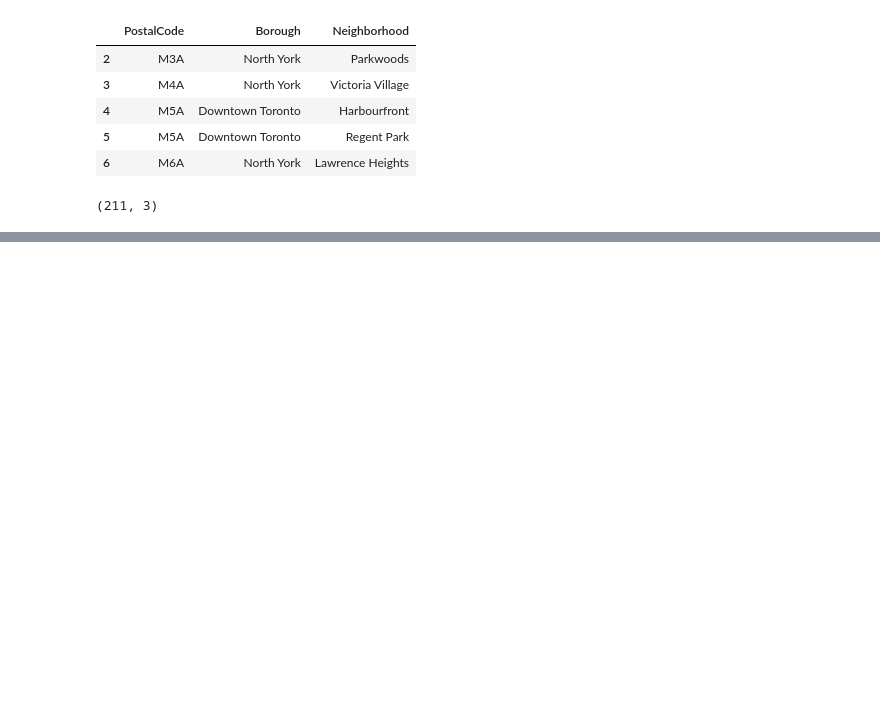
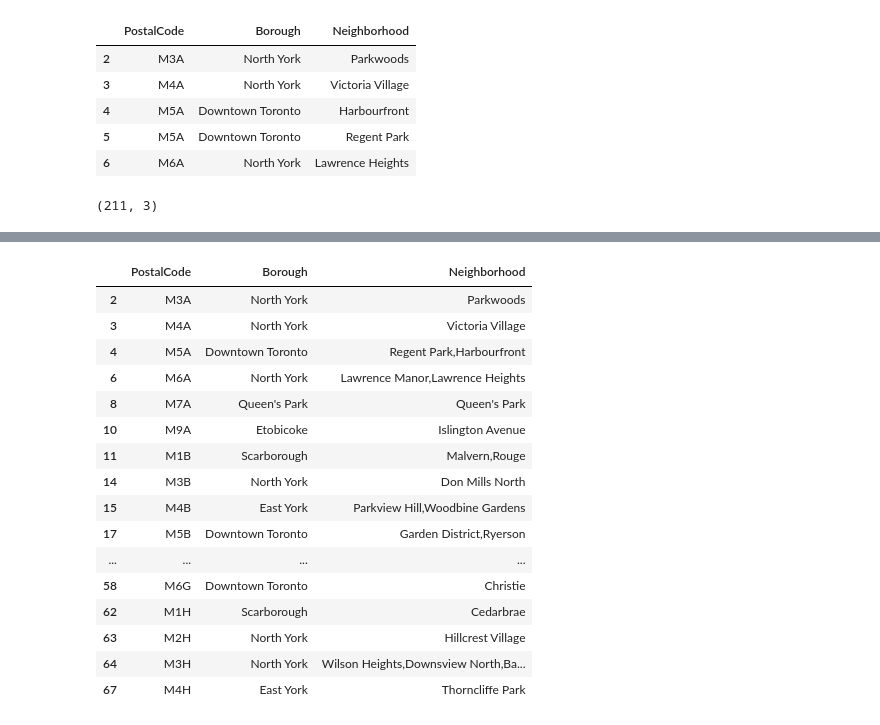
Before and after one commit to IreneCh25/Capstone-Project-Repository, a Jupyter notebook: W3Assignment.ipynb, the cells around one changed output, grey strips where cells are left out. Drawn from its saved outputs; the diff is of its cells as text; code cells hidden in the pictures; blank space fills up the shorter version.

```diff
--- a/W3Assignment.ipynb
+++ b/W3Assignment.ipynb
@@ -172,0 +150,26 @@ df.head(30)
+# %%
+for index, row in df.iterrows():
+    my_str = ''
+    for index2, row2 in CACodeDf.iterrows():
+        if row2['PostalCode'] == row['PostalCode'] and row2['Borough'] == row['Borough']:
+            my_str = row2['Neighborhood']+","+my_str
+    row['Neighborhood'] = my_str[:-1]
+df.head(30)
+# %% [output]
+|  | PostalCode | Borough | Neighborhood |
+| 2 | M3A | North York | Parkwoods |
+| 3 | M4A | North York | Victoria Village |
+| 4 | M5A | Downtown Toronto | Regent Park,Harbourfront |
+| 6 | M6A | North York | Lawrence Manor,Lawrence Heights |
+| 8 | M7A | Queen's Park | Queen's Park |
+| 10 | M9A | Etobicoke | Islington Avenue |
+| 11 | M1B | Scarborough | Malvern,Rouge |
+| 14 | M3B | North York | Don Mills North |
+| 15 | M4B | East York | Parkview Hill,Woodbine Gardens |
+| 17 | M5B | Downtown Toronto | Garden District,Ryerson |
+| ... | ... | ... | ... |
+| 58 | M6G | Downtown Toronto | Christie |
+| 62 | M1H | Scarborough | Cedarbrae |
+| 63 | M2H | North York | Hillcrest Village |
+| 64 | M3H | North York | Wilson Heights,Downsview North,Ba... |
+| 67 | M4H | East York | Thorncliffe Park |
```
Also changed, not shown: parts of 5 cells of this notebook.
